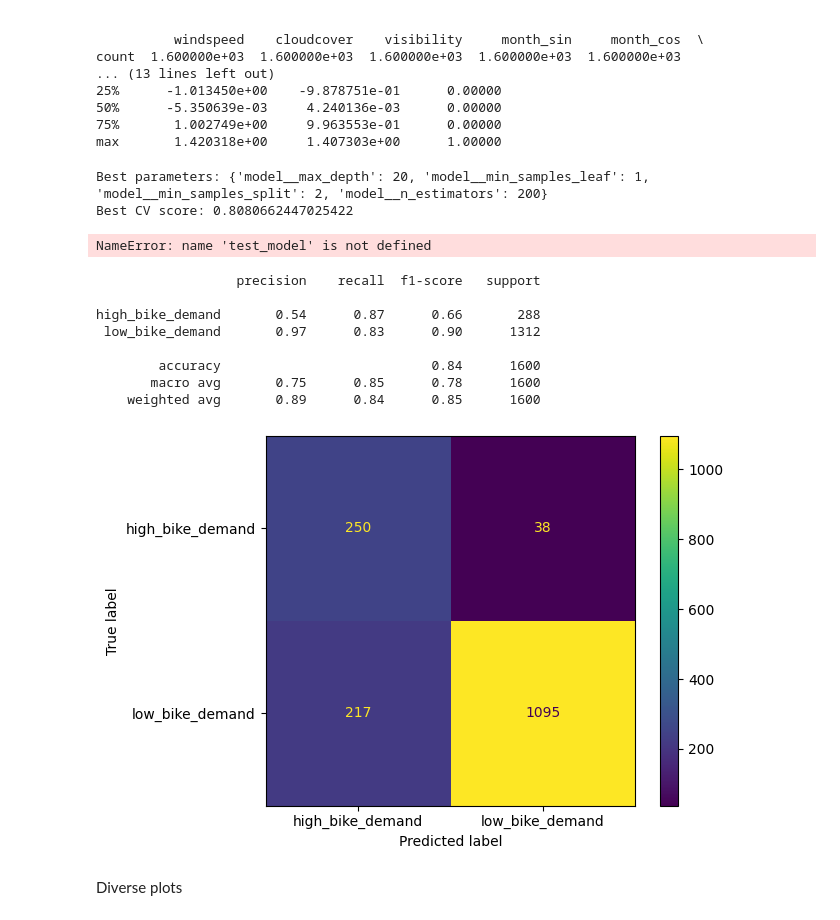
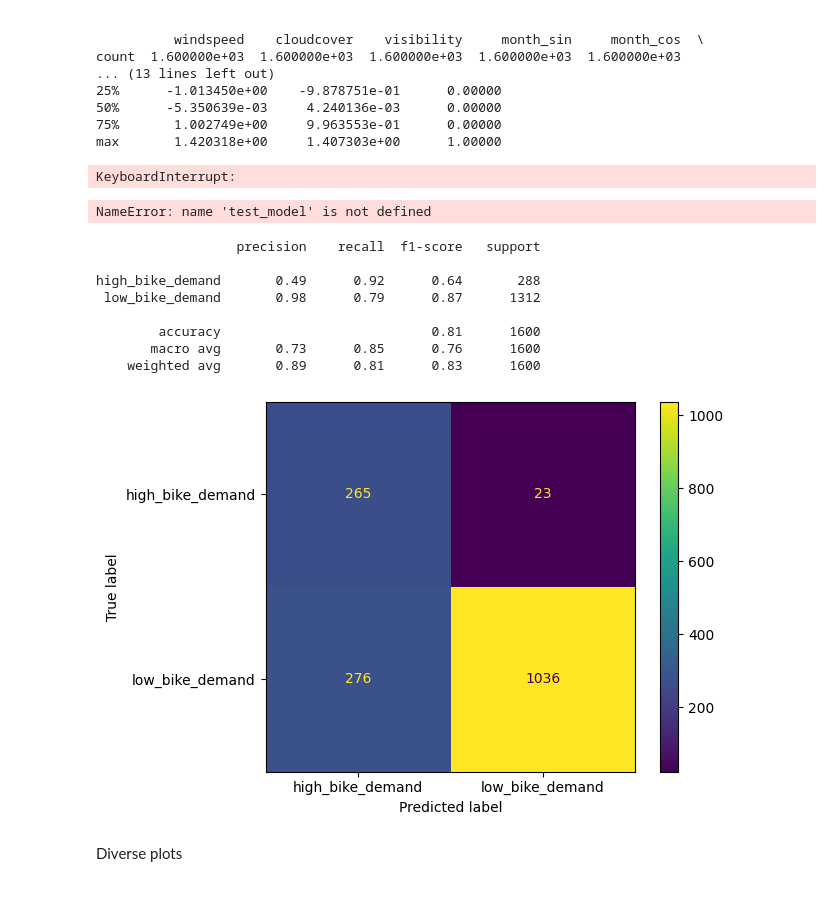
Before and after one commit to sebberendel/machine_learning_project, a Jupyter notebook: notebooks/sebbe.ipynb, the cells around one changed output. Saved outputs shown, nothing was run; the diff lists cells and outputs as text; code cells hidden in the pictures.

```diff
--- a/notebooks/sebbe.ipynb
+++ b/notebooks/sebbe.ipynb
@@ -208,21 +208,6 @@ count  1.600000e+03  1.600000e+03  1.600000e+03  1.600000e+03  1.600000e+03
 50%      -5.350639e-03     4.240136e-03      0.00000
 75%       1.002749e+00     9.963553e-01      0.00000
 max       1.420318e+00     1.407303e+00      1.00000
-# %%
-# - Pipeline ----------------------------------------------
-cols_to_scale = [col for col in X.columns if col not in ['increase_stock'] and col not in ['day_Monday', 'day_Tuesday', 'day_Wednesday', 'day_Thursday', 'day_Friday', 'day_Saturday', 'day_Sunday', 'snow_or_not', 'summertime']]
-
-preprocessor = ColumnTransformer(
-    transformers=[
-        ("scale", StandardScaler(), cols_to_scale)
-    ],
-    remainder="passthrough"
-)
-
-pipeline = Pipeline([
-    ("preprocess", preprocessor),
-    ("model", RandomForestClassifier(random_state=1))
-])
 # %%
 # - Grid Search -----------------------------------------
 param_grid = {
@@ -245,8 +230,7 @@ grid.fit(X, y)
 print("Best parameters:", grid.best_params_)
 print("Best CV score:", grid.best_score_)
 # %% [output]
-Best parameters: {'model__max_depth': 20, 'model__min_samples_leaf': 1, 'model__min_samples_split': 2, 'model__n_estimators': 200}
-Best CV score: 0.8080662447025422
+KeyboardInterrupt:
 # %%
 # - Test -----------------------------------------
 test_model = RandomForestClassifier(
@@ -332,32 +316,35 @@ final_model = RandomForestClassifier(
     n_estimators=300,
     max_depth=20,
     max_features='sqrt',
-    class_weight={'high_bike_demand': 20, 'low_bike_demand': 1},
+    class_weight={'high_bike_demand': 15, 'low_bike_demand': 1},
     random_state=1,
     n_jobs=-1,
-    min_samples_leaf=5,
+    min_samples_leaf=10,
     min_samples_split=2
 )
 # %%
 # - Cross-validation --------------------------------
-y_pred = cross_val_predict(final_model, X, y, cv=5)
+pipeline = get_pipeline(final_model)
+
+cv = StratifiedKFold(n_splits=5, shuffle=True, random_state=1)
+y_pred = cross_val_predict(pipeline, X, y, cv=cv)
 
 # Classification report
 print(classification_report(y, y_pred))
 
 # Confusion matrix
 ConfusionMatrixDisplay.from_predictions(y, y_pred)
 plt.show()
 # %% [output]
                   precision    recall  f1-score   support
 
-high_bike_demand       0.54      0.87      0.66       288
- low_bike_demand       0.97      0.83      0.90      1312
+high_bike_demand       0.49      0.92      0.64       288
+ low_bike_demand       0.98      0.79      0.87      1312
 
-        accuracy                           0.84      1600
-       macro avg       0.75      0.85      0.78      1600
-    weighted avg       0.89      0.84      0.85      1600
+        accuracy                           0.81      1600
+       macro avg       0.73      0.85      0.76      1600
+    weighted avg       0.89      0.81      0.83      1600
-[figure, old version]
+[figure, new version]
 # %% [markdown]
 Diverse plots
 # %%
```
Also changed, not shown: parts of 2 cells of this notebook, 1 other file.
